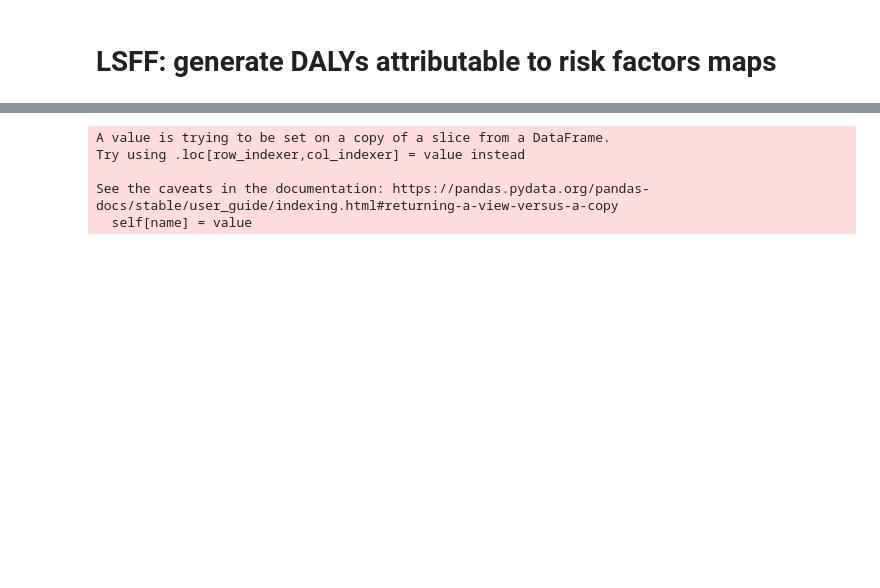
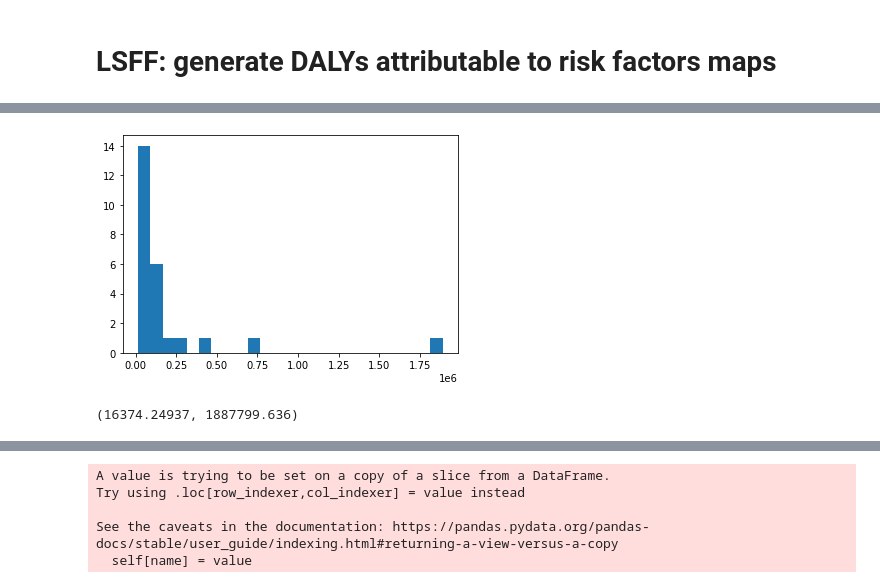
Before and after one commit to ihmeuw/vivarium_data_analysis, a Jupyter notebook: pre_processing/lsff_project/data_prep/gen_outputs/2021_LSFF_dalys_attributable_map.ipynb, the cells around one changed output, grey strips where cells are left out. Drawn from its saved outputs; the diff is of its cells as text; code cells hidden in the pictures; blank space fills up the shorter version.

```diff
--- a/pre_processing/lsff_project/data_prep/gen_outputs/2021_LSFF_dalys_attributable_map.ipynb
+++ b/pre_processing/lsff_project/data_prep/gen_outputs/2021_LSFF_dalys_attributable_map.ipynb
@@ -210,0 +196,9 @@ def output_map(df, save_path, risk, var_name, step, n_colors):
+# %%
+plt.hist(iron.mean_iron_dalys_u5, bins = 25)
+plt.show()
+# %% [output]
+[figure, added]
+# %%
+iron.mean_iron_dalys_u5.min(), iron.mean_iron_dalys_u5.max()
+# %% [output]
+(16374.24937, 1887799.636)
```
Also changed, not shown: parts of 19 cells of this notebook.
